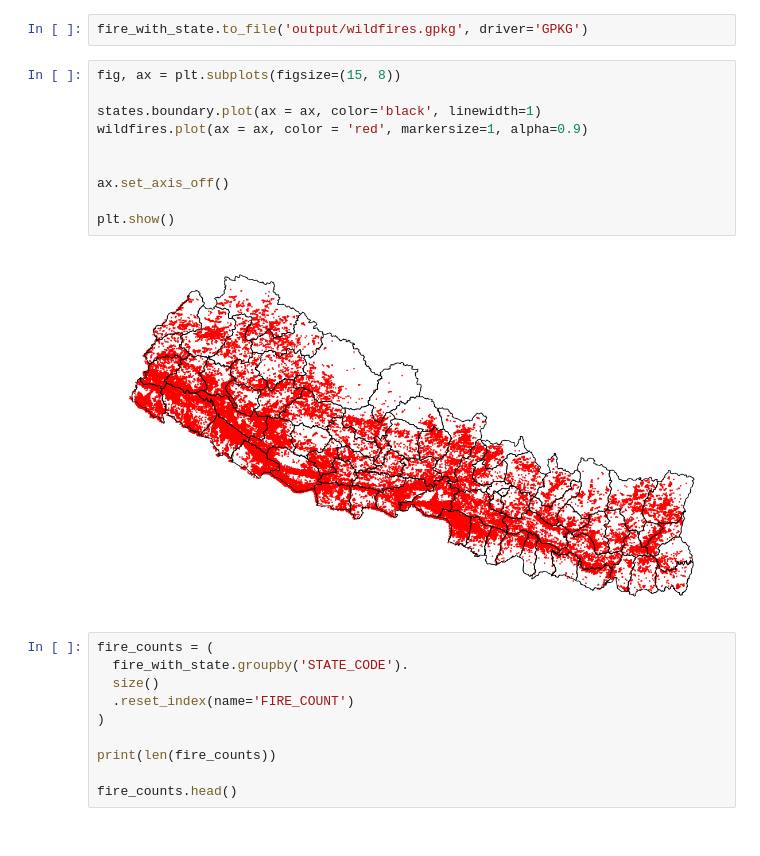
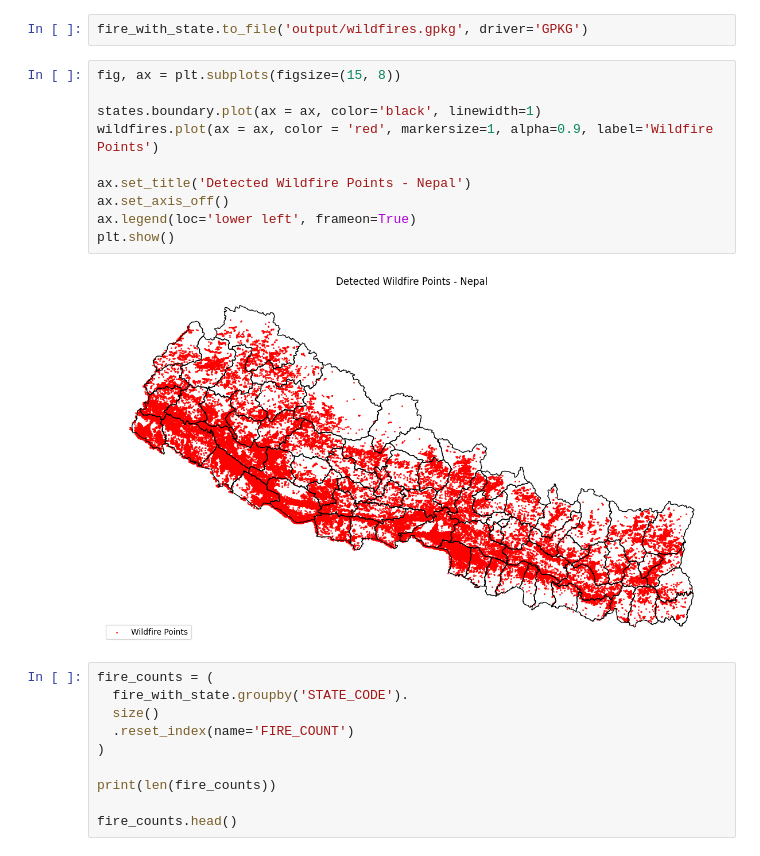
Before and after one commit to shrestha-rujal/nepal-wildfire, a Jupyter notebook: src/1_wildfires_nepal.ipynb, the cells around one changed output. Saved outputs shown, nothing was run; the diff lists cells and outputs as text.

```diff
--- a/src/1_wildfires_nepal.ipynb
+++ b/src/1_wildfires_nepal.ipynb
@@ -132,15 +132,15 @@ fire_with_state.to_file('output/wildfires.gpkg', driver='GPKG')
 # %%
 fig, ax = plt.subplots(figsize=(15, 8))
 
 states.boundary.plot(ax = ax, color='black', linewidth=1)
-wildfires.plot(ax = ax, color = 'red', markersize=1, alpha=0.9)
+wildfires.plot(ax = ax, color = 'red', markersize=1, alpha=0.9, label='Wildfire Points')
 
-
+ax.set_title('Detected Wildfire Points - Nepal')
 ax.set_axis_off()
-
+ax.legend(loc='lower left', frameon=True)
 plt.show()
 # %% [output]
-[figure, old version]
+[figure, new version]
 # %%
 fire_counts = (
   fire_with_state.groupby('STATE_CODE').
```
Also changed, not shown: parts of 2 cells of this notebook, 8 other files.
